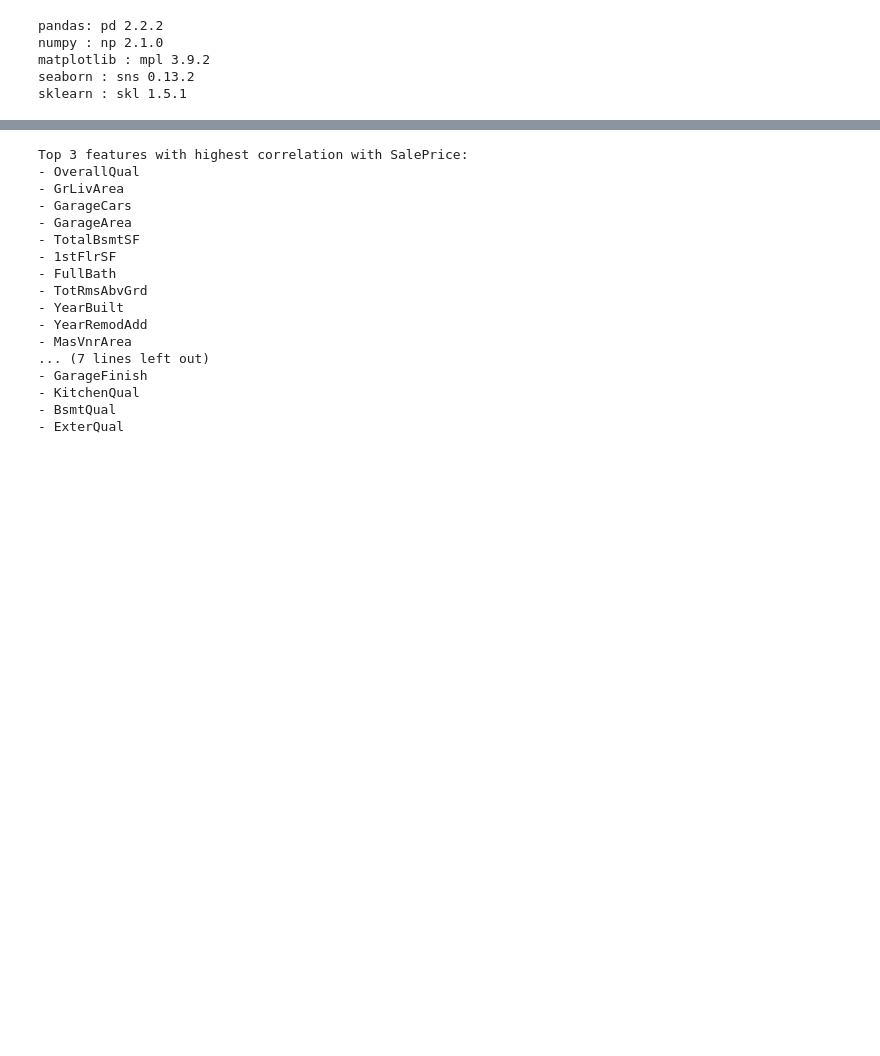
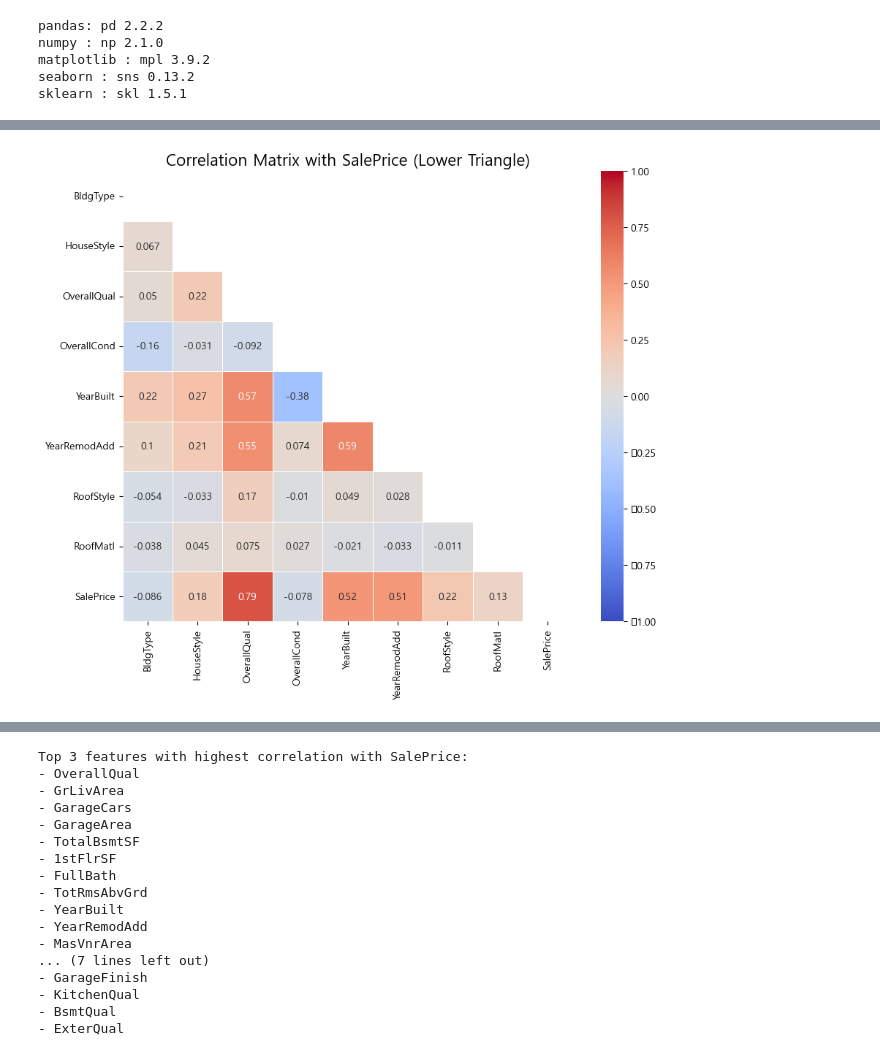
Before and after one commit to asdqew-a11/speed, a Jupyter notebook: 데이터 전처리/hitmap.ipynb, the cells around one changed output, grey strips where cells are left out. Saved outputs shown, nothing was run; the diff lists cells and outputs as text; code cells hidden in the pictures; blank space fills up the shorter version.

```diff
--- a/데이터 전처리/hitmap.ipynb
+++ b/데이터 전처리/hitmap.ipynb
@@ -31,0 +53,34 @@ memory usage: 907.6 KB
+# %%
+import pandas as pd
+import numpy as np
+import seaborn as sns
+import matplotlib.pyplot as plt
+
+# 새로운 데이터프레임 생성
+selected_columns = ['BldgType', 'HouseStyle', 'OverallQual', 'OverallCond', 'YearBuilt',
+                    'YearRemodAdd', 'RoofStyle', 'RoofMatl', 'SalePrice']
+
+# 범주형 데이터는 숫자로 변환해야 상관계수를 계산할 수 있음
+# 여기서는 간단히 Label Encoding을 적용
+df_subset = df[selected_columns].copy()
+
+# 범주형 데이터에 Label Encoding 적용 (단순히 숫자로 변환)
+df_subset['BldgType'] = df_subset['BldgType'].astype('category').cat.codes
+df_subset['HouseStyle'] = df_subset['HouseStyle'].astype('category').cat.codes
+df_subset['RoofStyle'] = df_subset['RoofStyle'].astype('category').cat.codes
+df_subset['RoofMatl'] = df_subset['RoofMatl'].astype('category').cat.codes
+
+# 상관계수 계산
+correlation_matrix = df_subset.corr()
+
+# 마스크 생성: 상삼각형을 제외한 나머지 부분만 표시
+mask = np.triu(np.ones_like(correlation_matrix, dtype=bool))
+
+# 히트맵 그리기
+plt.figure(figsize=(10, 8))
+sns.heatmap(correlation_matrix, mask=mask, annot=True, cmap='coolwarm', vmin=-1, vmax=1, cbar=True, square=True, linewidths=0.5)
+
+plt.title('Correlation Matrix with SalePrice (Lower Triangle)', fontsize=16)
+plt.show()
+# %% [output]
+[figure, added]
```
Also changed, not shown: parts of 7 cells of this notebook, 18 other files.
